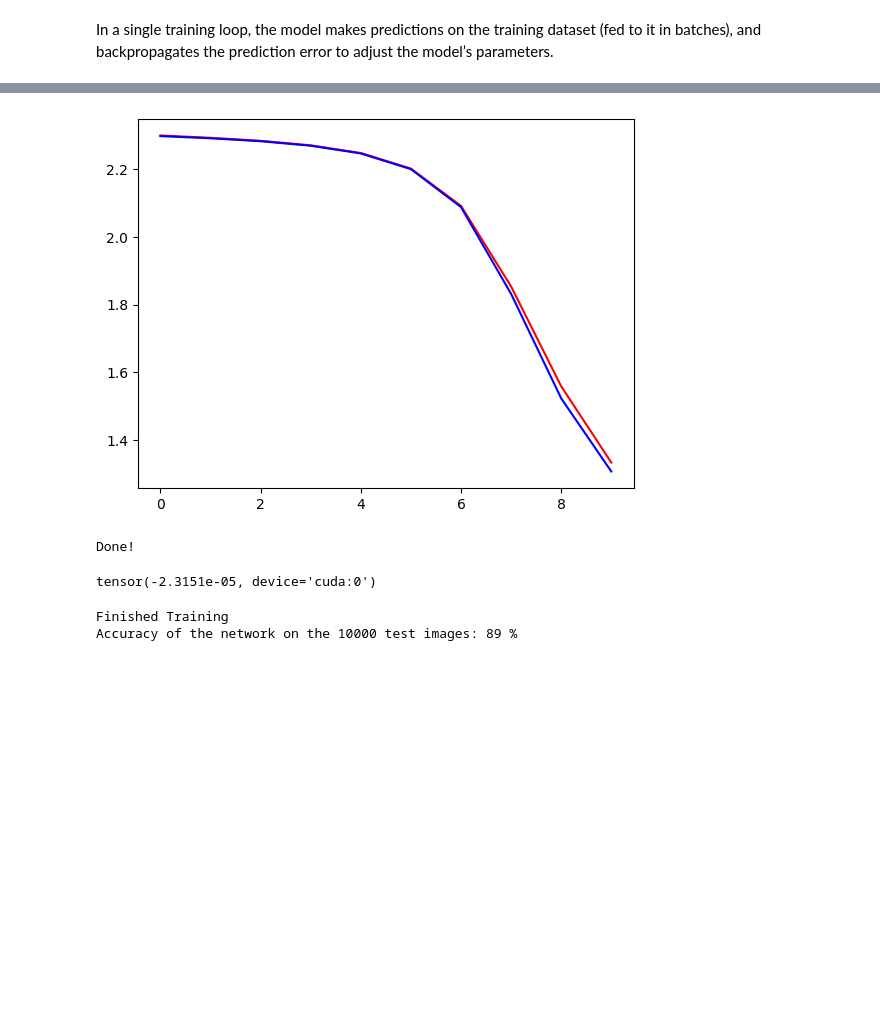
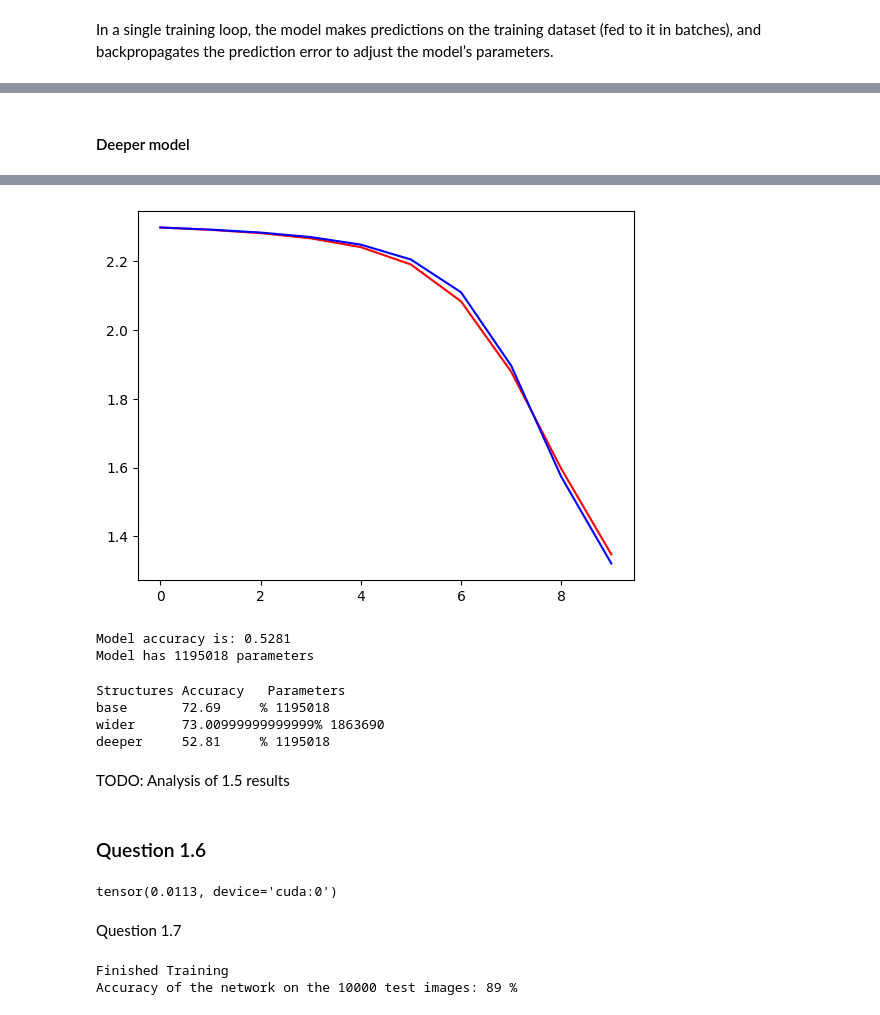
Before and after one commit to CHamilton0/COMP-SCI-7315-Computer-Vision, a Jupyter notebook: Assignment3/A3_Q1-2024.ipynb, the cells around one changed output, grey strips where cells are left out. Saved outputs shown, nothing was run; the diff lists cells and outputs as text; code cells hidden in the pictures; blank space fills up the shorter version.

Commit message:
update question 1 code

```diff
--- a/Assignment3/A3_Q1-2024.ipynb
+++ b/Assignment3/A3_Q1-2024.ipynb
@@ -289,6 +269,8 @@ Done!
 epochs = 10
 
 learning_rates = [1, 1e-1, 1e-2, 1e-3]
+
+learning_rate_accuracy = {1: 0, 1e-1: 0, 1e-2: 0, 1e-3: 0}
 
 for rate in learning_rates:
     print(f"Training for {epochs} epochs with learning rate: {rate}")
@@ -300,17 +282,23 @@ for rate in learning_rates:
 
     for t in range(epochs):
         print(f"Epoch {t+1}\n-------------------------------")
-        train_loss = train(train_dataloader, model, loss_fn, optimizer)
-        test_loss, _ = test(test_dataloader, model, loss_fn)
+        train_loss = train(train_dataloader, model, loss_fn, optimizer, False)
+        test_loss, accuracy = test(test_dataloader, model, loss_fn)
 
         train_losses.append(train_loss)
         test_losses.append(test_loss)
+
+    learning_rate_accuracy[rate] = accuracy
 
     plt.plot(np.array(train_losses), 'r')
     plt.plot(np.array(test_losses), 'b')
     plt.show()
 
     print("Done!\n")
+
+print("{:<8} {:<10}".format('Lr','Accuracy'))
+for rate, accuracy in learning_rate_accuracy.items():
+    print("{:<8} {:<5}%".format(rate, accuracy * 100))
 # %% [output]
 Training for 10 epochs with learning rate: 1
 Epoch 1
@@ -509,0 +525,6 @@ KeyboardInterrupt:
+# %%
+def get_num_parameters(model: nn.Module):
+    return sum(p.numel() for p in model.parameters() if p.requires_grad)
+
+num_params = {"base": 0, "wider": 0, "deeper": 0}
+accuracies =  {"base": 0, "wider": 0, "deeper": 0}
@@ -510,9 +613,4 @@ KeyboardInterrupt:
 # %%
-#1.5
-
-# WIDE
-
-# Get cpu or gpu device for training.
 device = "cuda" if torch.cuda.is_available() else "cpu"
 print("Using {} device".format(device))
 
@@ -538,6 +636,7 @@ class NeuralNetwork(nn.Module):
         return logits
 
 model = NeuralNetwork().to(device)
+num_params["wider"] = get_num_parameters(model)
 print(model)
 
 ###Define the loss function and the optimizer
@@ -558,7 +657,7 @@ test_losses = []
 for t in range(epochs):
     print(f"Epoch {t+1}\n-------------------------------")
     train_loss = train(train_dataloader, model, loss_fn, optimizer)
-    test_loss, _ = test(test_dataloader, model, loss_fn)
+    test_loss, accuracy = test(test_dataloader, model, loss_fn)
 
     train_losses.append(train_loss)
     test_losses.append(test_loss)
@@ -567,7 +666,9 @@ plt.plot(np.array(train_losses), 'r')
 plt.plot(np.array(test_losses), 'b')
 plt.show()
 
-print("Done!\n")
+accuracies["wider"] = accuracy
+print(f"Model accuracy is: {accuracies['wider']}")
+print(f"Model has {num_params['wider']} parameters")
 # %% [output]
 Using cuda device
 NeuralNetwork(
@@ -591,9 +693,6 @@ Done!
+# %% [markdown]
+#### Deeper model
 # %%
-#1.5
-
-# DEEP
-
-# Get cpu or gpu device for training.
 device = "cuda" if torch.cuda.is_available() else "cpu"
 print("Using {} device".format(device))
 
@@ -623,6 +722,7 @@ class NeuralNetwork(nn.Module):
         return logits
 
 model = NeuralNetwork().to(device)
+num_params["deeper"] = get_num_parameters(model)
 print(model)
 
 ###Define the loss function and the optimizer
@@ -643,7 +743,7 @@ test_losses = []
 for t in range(epochs):
     print(f"Epoch {t+1}\n-------------------------------")
     train_loss = train(train_dataloader, model, loss_fn, optimizer)
-    test_loss, _ = test(test_dataloader, model, loss_fn)
+    test_loss, accuracy = test(test_dataloader, model, loss_fn)
 
     train_losses.append(train_loss)
     test_losses.append(test_loss)
@@ -652,7 +752,9 @@ plt.plot(np.array(train_losses), 'r')
 plt.plot(np.array(test_losses), 'b')
 plt.show()
 
-print("Done!\n")
+accuracies["deeper"] = accuracy
+print(f"Model accuracy is: {accuracies['deeper']}")
+print(f"Model has {num_params['deeper']} parameters")
 # %% [output]
 Using cuda device
 NeuralNetwork(
@@ -674,15 +776,30 @@ Test Error:
-[figure, old version]
+[figure, new version]
-Done!
+Model accuracy is: 0.5281
+Model has 1195018 parameters
+# %%
+print("{:<10} {:<10} {:<10}".format('Structures','Accuracy', 'Parameters'))
+for structure in ["base", "wider", "deeper"]:
+    accuracy = accuracies[structure]
+    parameters = num_params[structure]
+    print("{:<10} {:<10}% {:<10}".format(structure, accuracy * 100, parameters))
+# %% [output]
+Structures Accuracy   Parameters
+base       72.69     % 1195018
+wider      73.00999999999999% 1863690
+deeper     52.81     % 1195018
+# %% [markdown]
+TODO: Analysis of 1.5 results
+# %% [markdown]
+### Question 1.6
 # %%
-# 1.6
 # TODO: Should this be happening during the training process?
 
 # TODO Where does the input come from?
-input = torch.randn(1, 1, 28, 28)
+input = torch.ones(1, 1, 28, 28)
 output = model(input.to(device))
 
 # TODO: Where do the targets come from?
-target = torch.randn(10).to(device)  # a dummy target, for example
+target = torch.ones(10).to(device)  # a dummy target, for example
 target = target.view(1, -1)  # make it the same shape as output
 
 loss = loss_fn(output, target)
@@ -692,5 +809,7 @@ loss.backward()
 # TODO: Specify layers individually on the model instead of in ReLU stack?
 print(model.linear_relu_stack[0].weight.grad.mean())
 # %% [output]
-tensor(-2.3151e-05, device='cuda:0')
+tensor(0.0113, device='cuda:0')
+# %% [markdown]
+Question 1.7
 # %%
```
Also changed, not shown: parts of 24 cells of this notebook, 2 other files.
